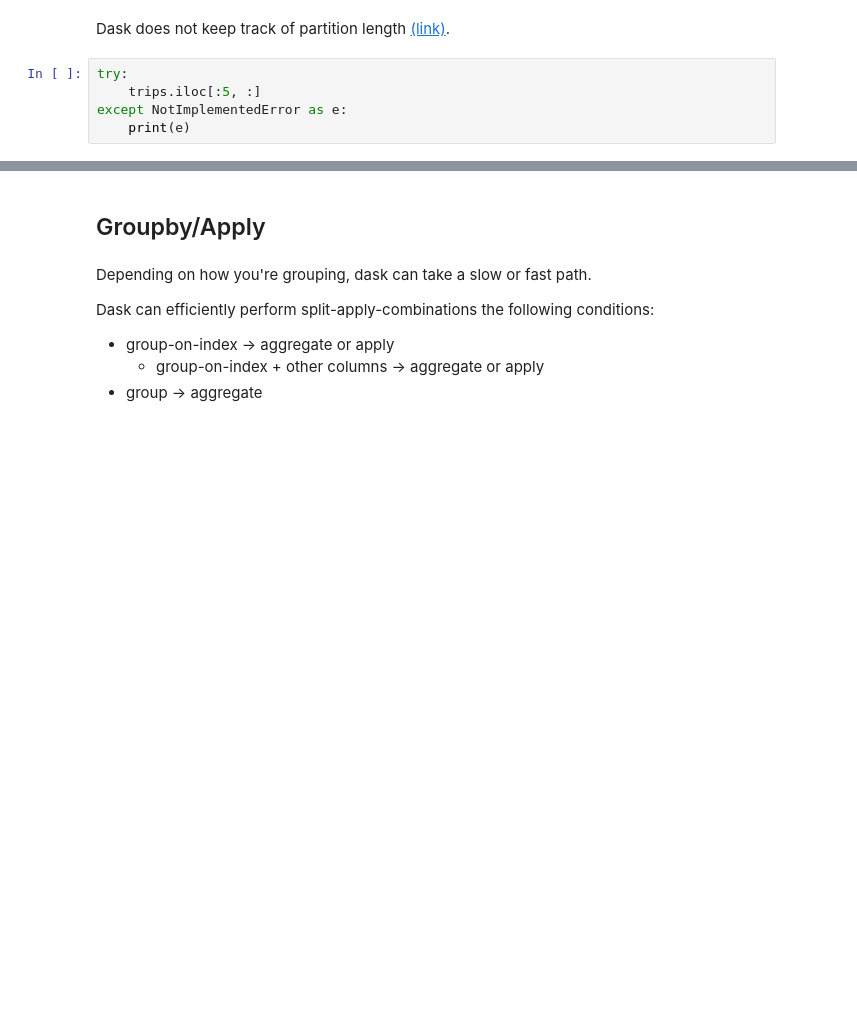
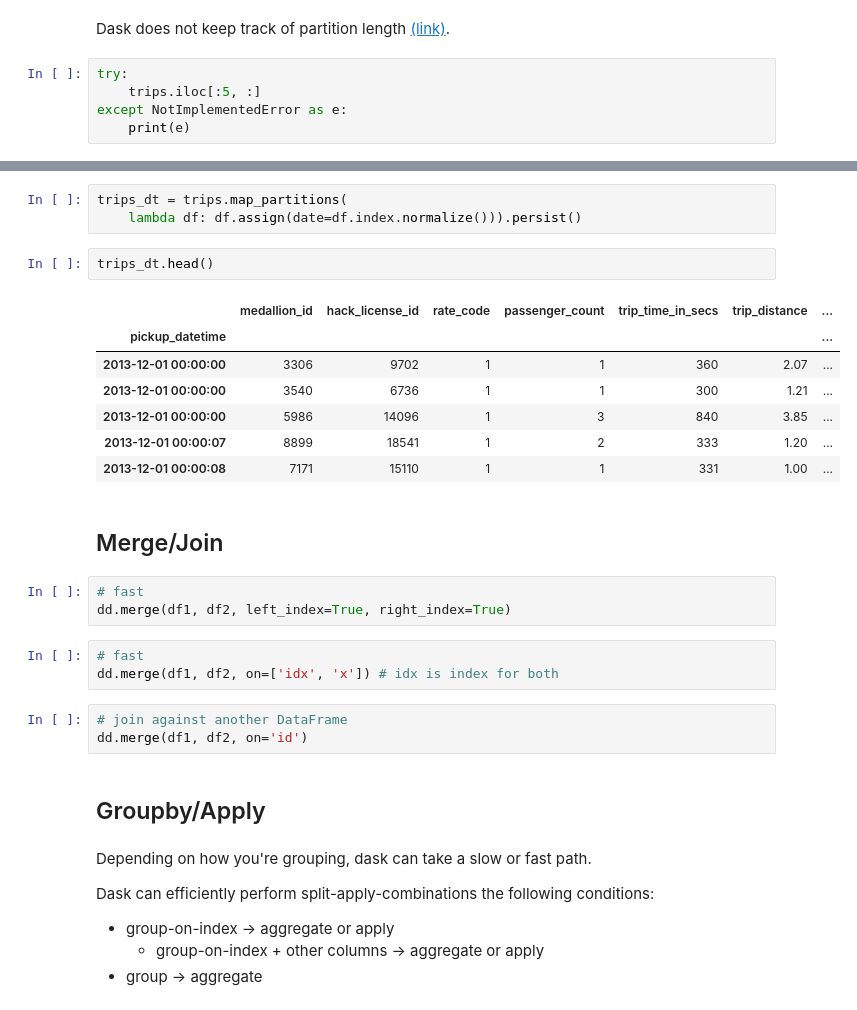
Before and after one commit to Logankrish/dask-scaling-dataframe, a Jupyter notebook: 02-dask-dataframe.ipynb, the cells around one changed output, grey strips where cells are left out. Drawn from its saved outputs; the diff is of its cells as text; blank space fills up the shorter version.

```diff
--- a/02-dask-dataframe.ipynb
+++ b/02-dask-dataframe.ipynb
@@ -81,3 +115,27 @@ except NotImplementedError as e:
+# %%
+trips_dt = trips.map_partitions(
+    lambda df: df.assign(date=df.index.normalize())).persist()
+# %%
+trips_dt.head()
+# %% [output]
+|  | medallion_id | hack_license_id | rate_code | passenger_count | trip_time_in_secs | trip_distance | ... |
+| pickup_datetime |  |  |  |  |  |  | ... |
+| 2013-12-01 00:00:00 | 3306 | 9702 | 1 | 1 | 360 | 2.07 | ... |
+| 2013-12-01 00:00:00 | 3540 | 6736 | 1 | 1 | 300 | 1.21 | ... |
+| 2013-12-01 00:00:00 | 5986 | 14096 | 1 | 3 | 840 | 3.85 | ... |
+| 2013-12-01 00:00:07 | 8899 | 18541 | 1 | 2 | 333 | 1.20 | ... |
+| 2013-12-01 00:00:08 | 7171 | 15110 | 1 | 1 | 331 | 1.00 | ... |
+# %% [markdown]
+## Merge/Join
+# %%
+# fast
+dd.merge(df1, df2, left_index=True, right_index=True)
+# %%
+# fast
+dd.merge(df1, df2, on=['idx', 'x']) # idx is index for both
+# %%
+# join against another DataFrame
+dd.merge(df1, df2, on='id')
 # %% [markdown]
 ## Groupby/Apply
 # %% [markdown]
```
Also changed, not shown: parts of 21 cells of this notebook, 4 other files.
